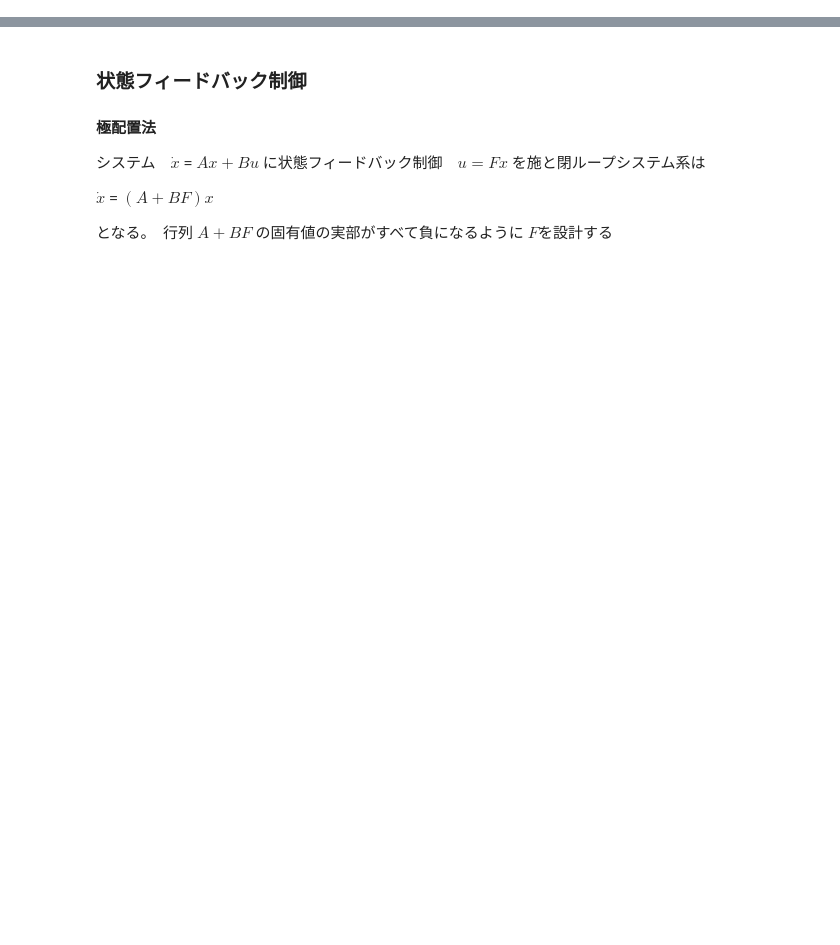
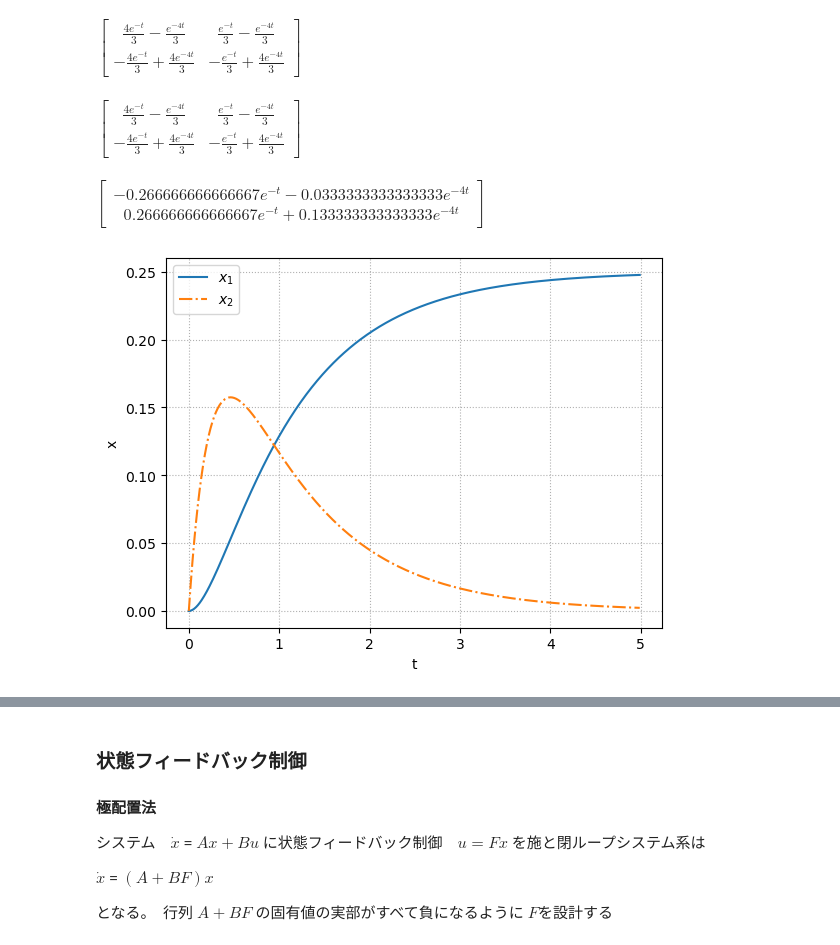
Before and after one commit to tet-kitamori/Lets-Python, a Jupyter notebook: ControlDesign_2.ipynb, the cells around one changed output, grey strips where cells are left out. Saved outputs shown, nothing was run; the diff lists cells and outputs as text; code cells hidden in the pictures; blank space fills up the shorter version.

```diff
--- a/ControlDesign_2.ipynb
+++ b/ControlDesign_2.ipynb
@@ -41,0 +103,47 @@ def bodeplot_set(fig_ax, *args):
+# %%
+import sympy as sp
+
+# 記号
+t = sp.Symbol('t', positive=True)
+
+# 行列 A（SymPy で定義）
+A = sp.Matrix([[0, 1],
+               [-4, -5]])
+
+# 行列指数関数 e^{At}
+exp_At = sp.exp(A*t)
+
+exp_At
+# %% [output]
+$\displaystyle \left[\begin{matrix}\frac{4 e^{- t}}{3} - \frac{e^{- 4 t}}{3} & \frac{e^{- t}}{3} - \frac{e^{- 4 t}}{3}\\- \frac{4 e^{- t}}{3} + \frac{4 e^{- 4 t}}{3} & - \frac{e^{- t}}{3} + \frac{4 e^{- 4 t}}{3}\end{matrix}\right]$
+# %%
+import sympy as sp
+import numpy as np
+
+s = sp.Symbol('s')
+t = sp.Symbol('t', positive=True)
+
+A = np.array([[0, 1], [-4, -5]])
+G = s*sp.eye(2) - A
+exp_At = sp.inverse_laplace_transform(sp.simplify(G.inv()), s, t)
+display(exp_At)
+# %% [output]
+$\displaystyle \left[\begin{matrix}\frac{4 e^{- t}}{3} - \frac{e^{- 4 t}}{3} & \frac{e^{- t}}{3} - \frac{e^{- 4 t}}{3}\\- \frac{4 e^{- t}}{3} + \frac{4 e^{- 4 t}}{3} & - \frac{e^{- t}}{3} + \frac{4 e^{- 4 t}}{3}\end{matrix}\right]$
+# %%
+x0 = sp.Matrix([-0.3, 0.4])   # 例
+x_t = exp_At * x0
+x_t
+# %% [output]
+$\displaystyle \left[\begin{matrix}- 0.266666666666667 e^{- t} - 0.0333333333333333 e^{- 4 t}\\0.266666666666667 e^{- t} + 0.133333333333333 e^{- 4 t}\end{matrix}\right]$
+# %%
+# 零状態応答（ステップ応答）
+
+Td = np.arange(0, 5, 0.01)
+x, t = step(P, Td)
+
+fig, ax = plt.subplots()
+ax.plot(t, x[:,0], label='$x_1$')
+ax.plot(t, x[:,1], ls='-.', label='$x_2$')
+plot_set(ax, 't', 'x', 'best')
+# %% [output]
+[figure, added]
```
Also changed, not shown: parts of 11 cells of this notebook.
